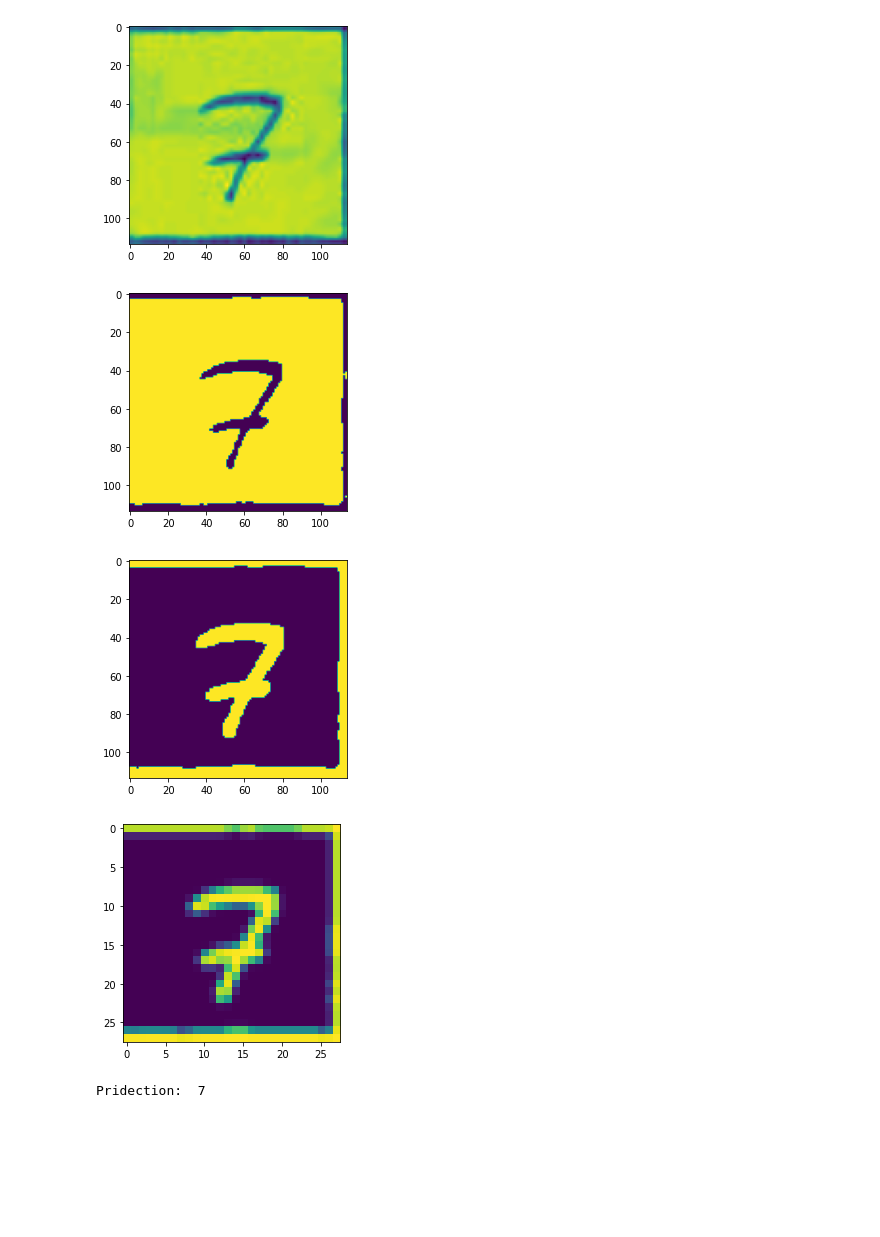
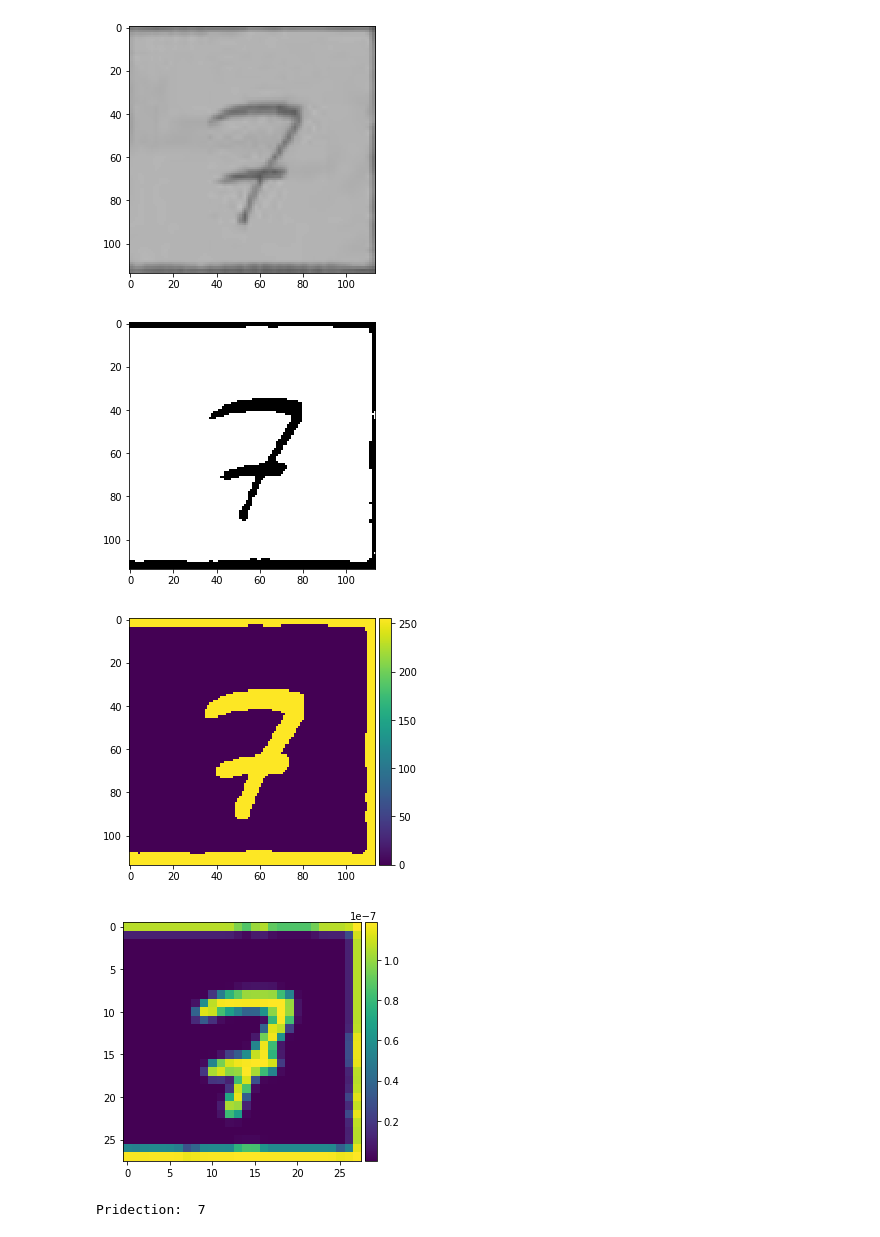
Before and after one commit to cufechs/Bubble-Sheet-Corrector, a Jupyter notebook: Playground/Digit Recognition/mnist_mlp_use.ipynb, the cells around one changed output. Drawn from its saved outputs; the diff is of its cells as text; code cells hidden in the pictures; blank space fills up the shorter version.

```diff
--- a/Playground/Digit Recognition/mnist_mlp_use.ipynb
+++ b/Playground/Digit Recognition/mnist_mlp_use.ipynb
@@ -36,38 +33,38 @@ Test Accuracy (Overall): 98% (9806/10000)
 # %%
 ### Testing ############################
 
 from skimage.morphology import binary_dilation
 from skimage.transform import resize
 
 plt.figure()
 plt.imshow(io.imread('aa.jpeg'))
 
 im = io.imread('aa.jpeg',as_gray=True)
 
 im = resize(im, (114,114))
 plt.figure()
-plt.imshow(im)
+io.imshow(im)
 
 im = im>0.6
 plt.figure()
-plt.imshow(im)
+io.imshow(im)
 
 im = np.invert(im)
 im = binary_dilation(im, [[1,1,1,1],[1,1,1,1],[1,1,1,1],[1,1,1,1]])
 
 im = im*255
 plt.figure()
-plt.imshow(im)
+io.imshow(im)
 
 im = resize(im, (28,28))
 plt.figure()
-plt.imshow(im);
+io.imshow(im);
 # %% [output]
 [figure]
-[figure, old version]
+[figure, new version]
-[figure, old version]
+[figure, new version]
-[figure, old version]
+[figure, new version]
-[figure, old version]
+[figure, new version]
 # %%
 ## Use Case #######################
 
```
Also changed, not shown: parts of 2 cells of this notebook, 1 other file.
